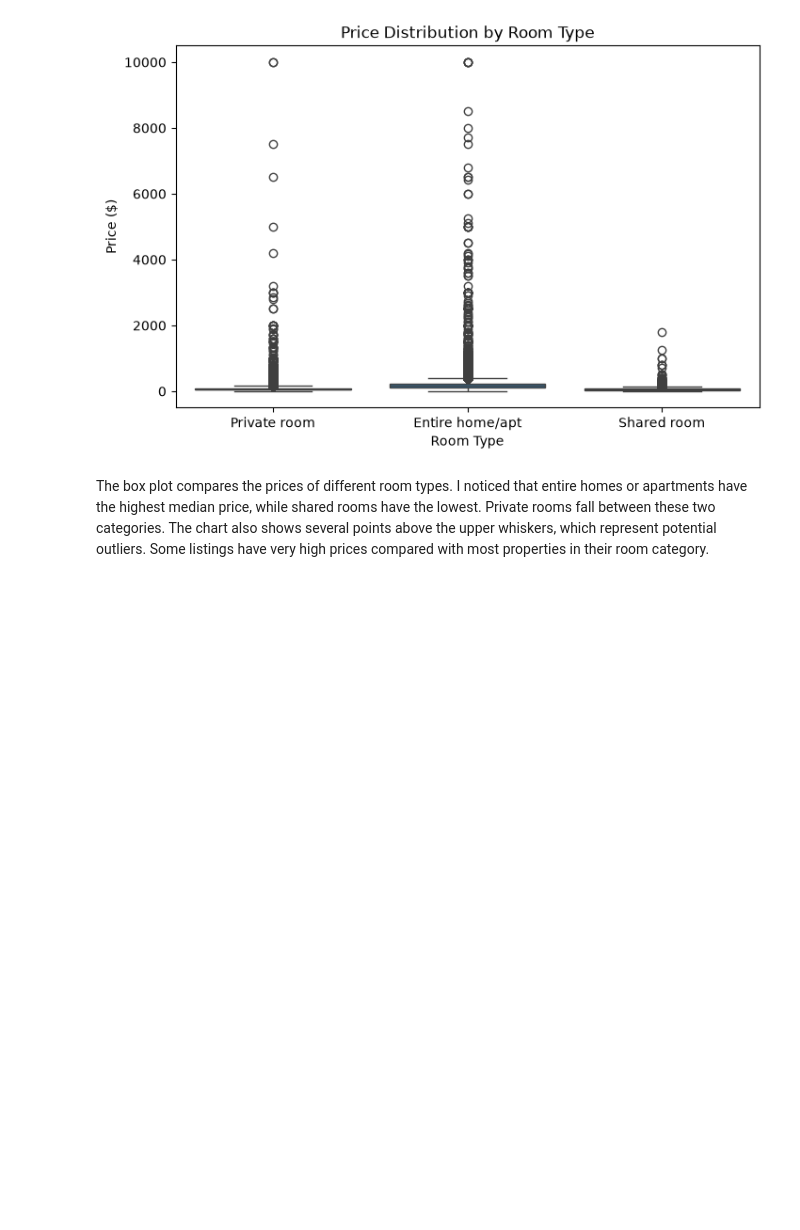
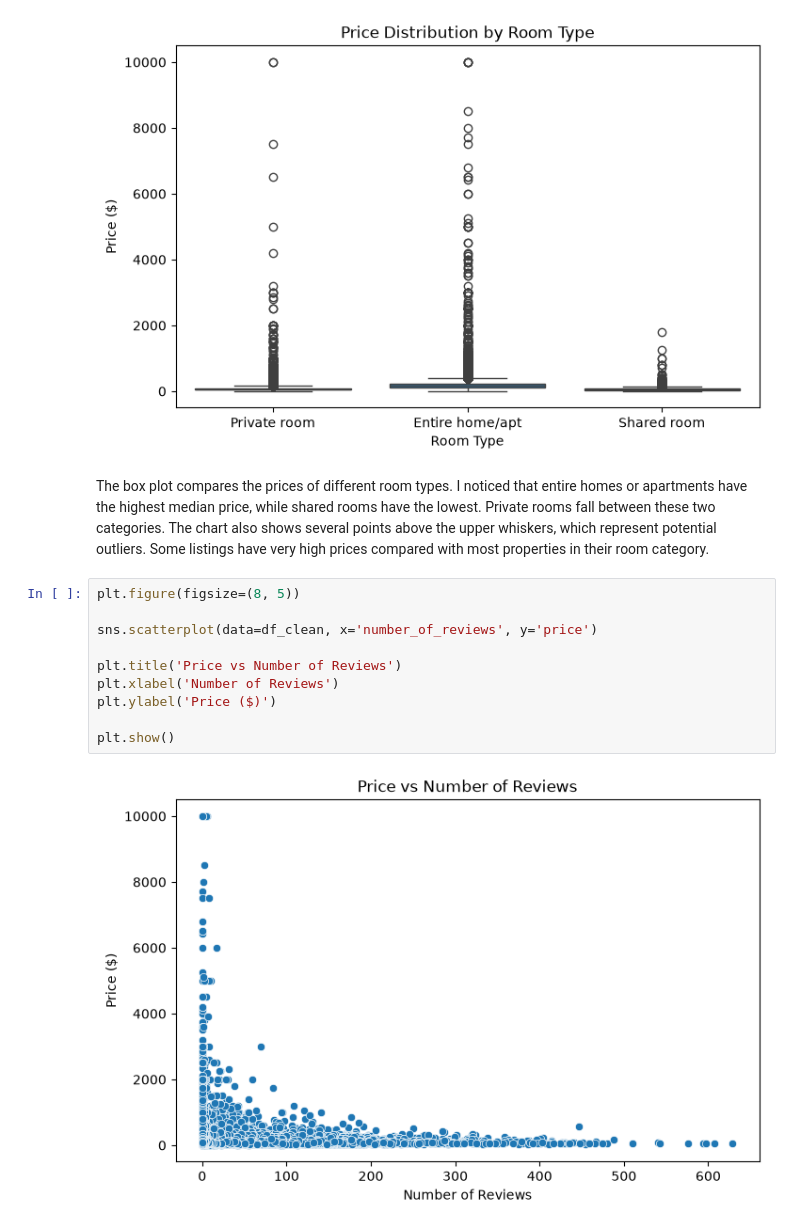
Before and after one commit to AbrarFayazBhat/nyc-airbnb-data-analysis, a Jupyter notebook: notebooks/01_data_understanding.ipynb, the cells around one changed output. Cells and saved outputs as stored; diff of their text form; blank space fills up the shorter version.

Commit message:
Add scaller plot and correlation heatmap

```diff
--- a/notebooks/01_data_understanding.ipynb
+++ b/notebooks/01_data_understanding.ipynb
@@ -637,3 +638,15 @@ plt.show()
 [figure]
 # %% [markdown]
 The box plot compares the prices of different room types. I noticed that entire homes or apartments have the highest median price, while shared rooms have the lowest. Private rooms fall between these two categories. The chart also shows several points above the upper whiskers, which represent potential outliers. Some listings have very high prices compared with most properties in their room category.
+# %%
+plt.figure(figsize=(8, 5))
+
+sns.scatterplot(data=df_clean, x='number_of_reviews', y='price')
+
+plt.title('Price vs Number of Reviews')
+plt.xlabel('Number of Reviews')
+plt.ylabel('Price ($)')
+
+plt.show()
+# %% [output]
+[figure, added]
```
Also changed, not shown: parts of 4 cells of this notebook.
